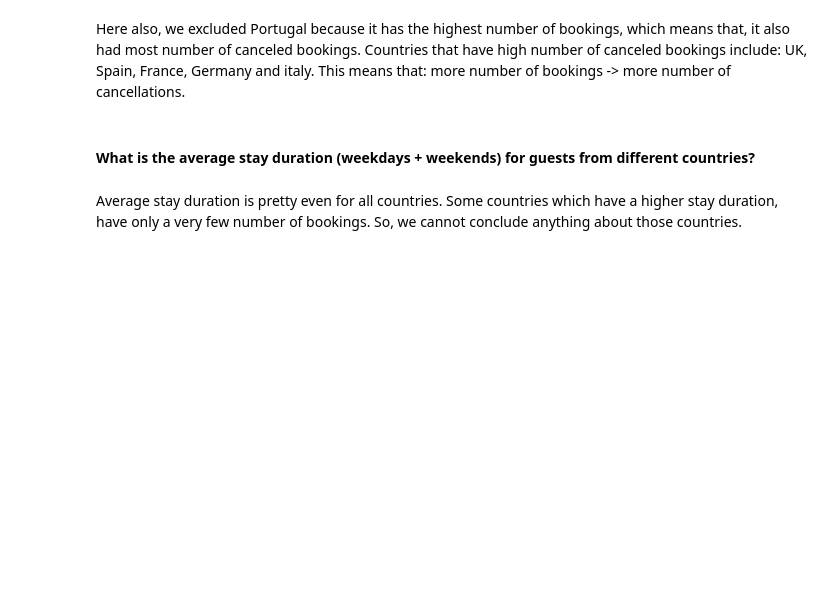
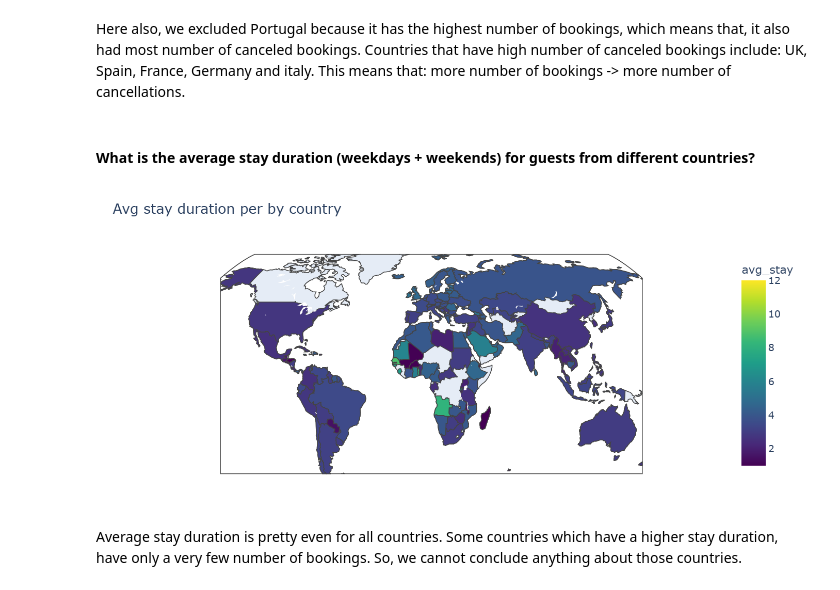
Before and after one commit to Parth-11022004/hotel_booking_cancellation_prediction, a Jupyter notebook: Hotel_bookings_EDA.ipynb, the cells around one changed output. Saved outputs shown, nothing was run; the diff lists cells and outputs as text; code cells hidden in the pictures; blank space fills up the shorter version.

```diff
--- a/Hotel_bookings_EDA.ipynb
+++ b/Hotel_bookings_EDA.ipynb
@@ -533,6 +533,10 @@ fig = px.choropleth(
     title='Avg stay duration per by country'
 )
 fig.show()
+# %%
+Image(filename='4.png')
+# %% [output]
+[figure, added]
 # %% [markdown]
 Average stay duration is pretty even for all countries. Some countries which have a higher stay duration, have only a very few number of bookings. So, we cannot conclude anything about those countries.
 # %% [markdown]
```
Also changed, not shown: parts of 3 cells of this notebook.
